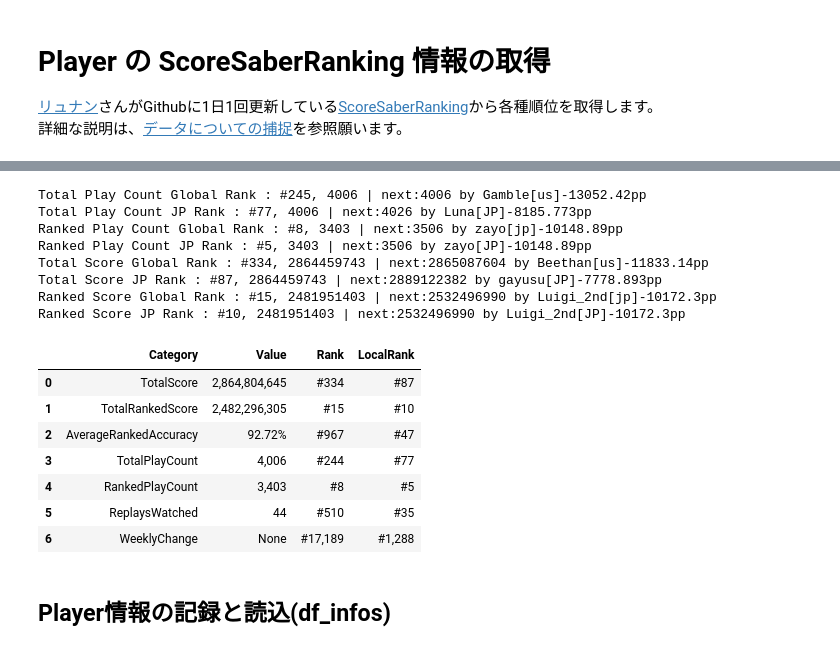
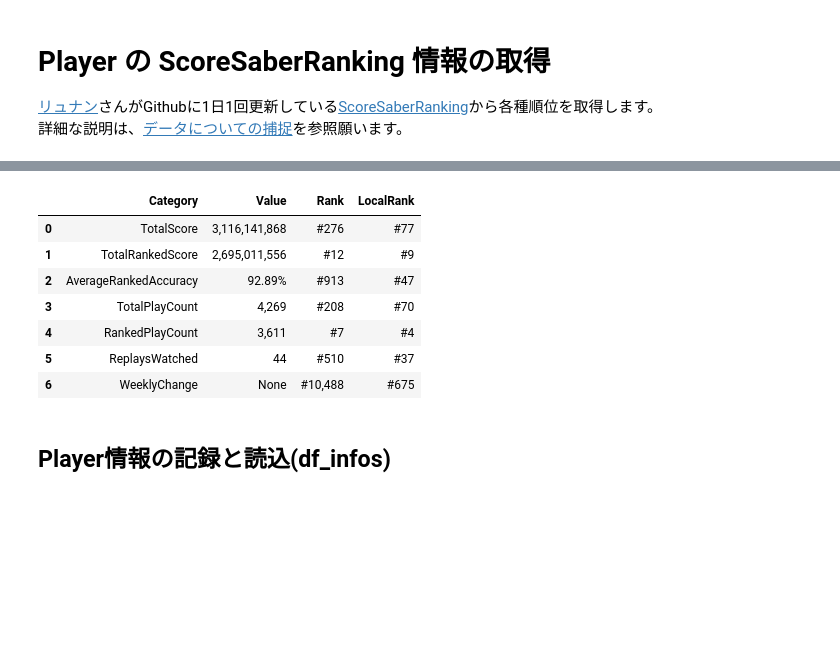
Before and after one commit to hatopopvr/MyBeatSaberAnalytics, a Jupyter notebook: MyBeatSaberAnalytics.ipynb, the cells around one changed output, grey strips where cells are left out. Drawn from its saved outputs; the diff is of its cells as text; code cells hidden in the pictures; blank space fills up the shorter version.

```diff
--- a/MyBeatSaberAnalytics.ipynb
+++ b/MyBeatSaberAnalytics.ipynb
@@ -1469,7 +1469,7 @@ Rank譜面数:3983, Clear数:3346, NoFail数:57, Play数:3403, FC数:1899
 #@title  ScoreSaberRanking 情報の取得
 
 # 古い処理---------------------
-old_format_is_enable = True  #@param {type:"boolean"}
+old_format_is_enable = False  #param {type:"boolean"}
 
 if old_format_is_enable:
     user_name = df_info["name"][0]
@@ -1689,7 +1689,7 @@ df_formatted = pd.DataFrame(formatted_data, columns=['Category'] + grouped_colum
 
 # 数値の列を整数に変換
 int_columns = ['Rank', 'RankNextUser', 'LocalRank', 'LocalRankNextUser', 'WeeklyChangeValue', 'MonthlyChangeValue']
-df_formatted[int_columns] = df_formatted[int_columns].astype(int)
+# df_formatted[int_columns] = df_formatted[int_columns].astype(int)
 
 
 #-----------------------------
@@ -1720,48 +1720,40 @@ def format_value(value):
 def get_value(row):
     category = row['Category']
     if category in renamed_df.columns:
         value = renamed_df[category].values[0]
         return format_value(value)  # format_value() 関数で値を文字列に変換
     else:
         return None
 
 # Value 列を追加
 # df['Value'] = df.apply(get_value, axis=1)
 
 df_formatted['Value'] = df_formatted.apply(get_value, axis=1)
 
 style_ranking = {
         "Rank": "#{:,.0f}",
         "LocalRank": "#{:,.0f}",
         # "Value": "#{:,.2f}",
      }
 
 formatted_columns = ['Category','Value','Rank', 'LocalRank']
 
 print("")
 
 display(df_formatted[formatted_columns].style.highlight_null(null_color="lightgray" # ).format(style_format)
     ).format(style_ranking).set_table_attributes("style='display:inline'"
     # ).set_caption("Summary - {} - {}".format(tz_ja.strftime("%Y.%m.%d"), df_info["name"][0])
     ))#.set_table_styles(caption_styles)
 # %% [output]
 [interactive output not drawn]
-Total Play Count Global Rank : #245, 4006 | next:4006 by Gamble[us]-13052.42pp
-Total Play Count JP Rank : #77, 4006 | next:4026 by Luna[JP]-8185.773pp
-Ranked Play Count Global Rank : #8, 3403 | next:3506 by zayo[jp]-10148.89pp
-Ranked Play Count JP Rank : #5, 3403 | next:3506 by zayo[JP]-10148.89pp
-Total Score Global Rank : #334, 2864459743 | next:2865087604 by Beethan[us]-11833.14pp
-Total Score JP Rank : #87, 2864459743 | next:2889122382 by gayusu[JP]-7778.893pp
-Ranked Score Global Rank : #15, 2481951403 | next:2532496990 by Luigi_2nd[jp]-10172.3pp
-Ranked Score JP Rank : #10, 2481951403 | next:2532496990 by Luigi_2nd[JP]-10172.3pp
 |  | Category | Value | Rank | LocalRank |
-| 0 | TotalScore | 2,864,804,645 | #334 | #87 |
-| 1 | TotalRankedScore | 2,482,296,305 | #15 | #10 |
-| 2 | AverageRankedAccuracy | 92.72% | #967 | #47 |
-| 3 | TotalPlayCount | 4,006 | #244 | #77 |
-| 4 | RankedPlayCount | 3,403 | #8 | #5 |
-| 5 | ReplaysWatched | 44 | #510 | #35 |
-| 6 | WeeklyChange | None | #17,189 | #1,288 |
+| 0 | TotalScore | 3,116,141,868 | #276 | #77 |
+| 1 | TotalRankedScore | 2,695,011,556 | #12 | #9 |
+| 2 | AverageRankedAccuracy | 92.89% | #913 | #47 |
+| 3 | TotalPlayCount | 4,269 | #208 | #70 |
+| 4 | RankedPlayCount | 3,611 | #7 | #4 |
+| 5 | ReplaysWatched | 44 | #510 | #37 |
+| 6 | WeeklyChange | None | #10,488 | #675 |
 # %% [markdown]
 ## Player情報の記録と読込(df_infos)
 # %%
```
Also changed, not shown: parts of 12 cells of this notebook.
